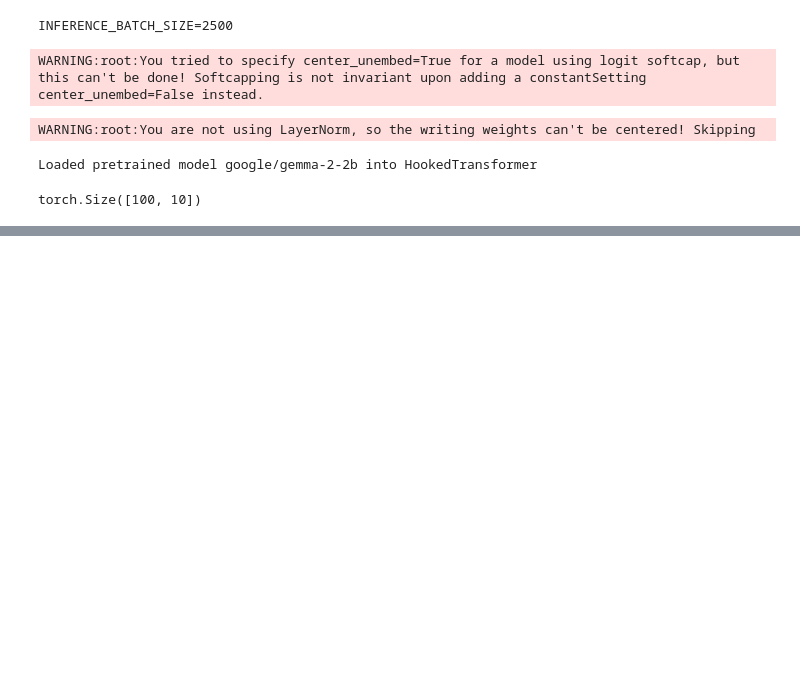
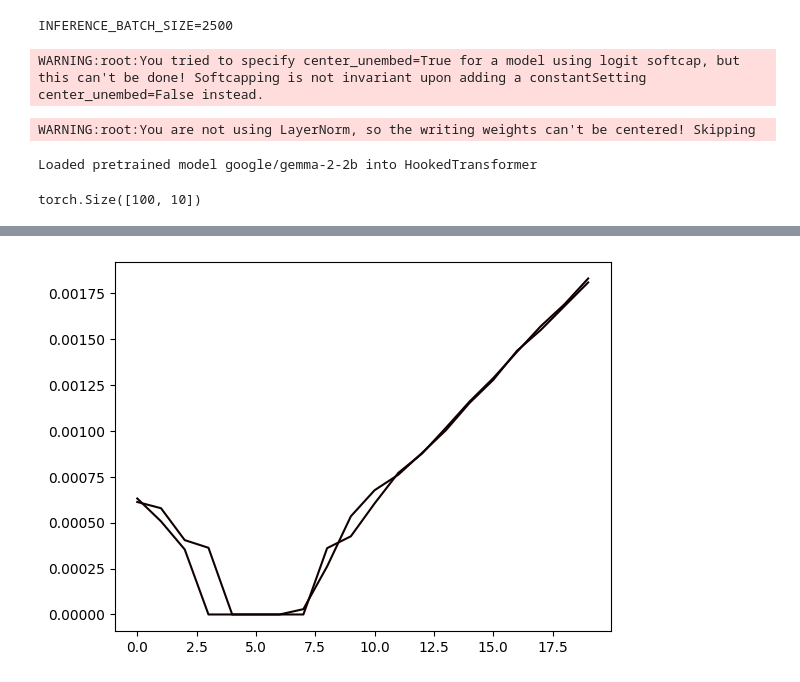
Before and after one commit to jettjaniak/teren, a Jupyter notebook: notebooks/jsd_process_gemma_40_sae.ipynb, the cells around one changed output, grey strips where cells are left out. Cells and saved outputs as stored; diff of their text form; code cells hidden in the pictures; blank space fills up the shorter version.

```diff
--- a/notebooks/jsd_process_gemma_40_sae.ipynb
+++ b/notebooks/jsd_process_gemma_40_sae.ipynb
@@ -232,3 +254,11 @@ pla_lines = torch.gather(
+# %%
+pla_act = dir.res_by_metric[jsd_metric].pla_act
+pla_score = dir.res_by_metric[jsd_metric].pla_score
+pla_lines = lines(pla_act)
+# %%
+cvx_act = dir.res_by_metric[jsd_metric].cvx_act
+cvx_score = dir.res_by_metric[jsd_metric].cvx_score
+cvx_lines = lines(cvx_act)
 # %%
 import matplotlib.pyplot as plt
 
@@ -242,0 +272,12 @@ for i, line in enumerate(pla_lines.T):
+# %%
+import matplotlib.pyplot as plt
+
+for i, line in enumerate(cvx_lines.T):
+    score = cvx_score[i].item()
+    thresh = 0.6
+    if score < thresh:
+        continue
+    plt.plot(line, color=((score - thresh), 0, 0))
+plt.show()
+# %% [output]
+[figure, added]
```
Also changed, not shown: parts of 7 cells of this notebook, 2 other files.
